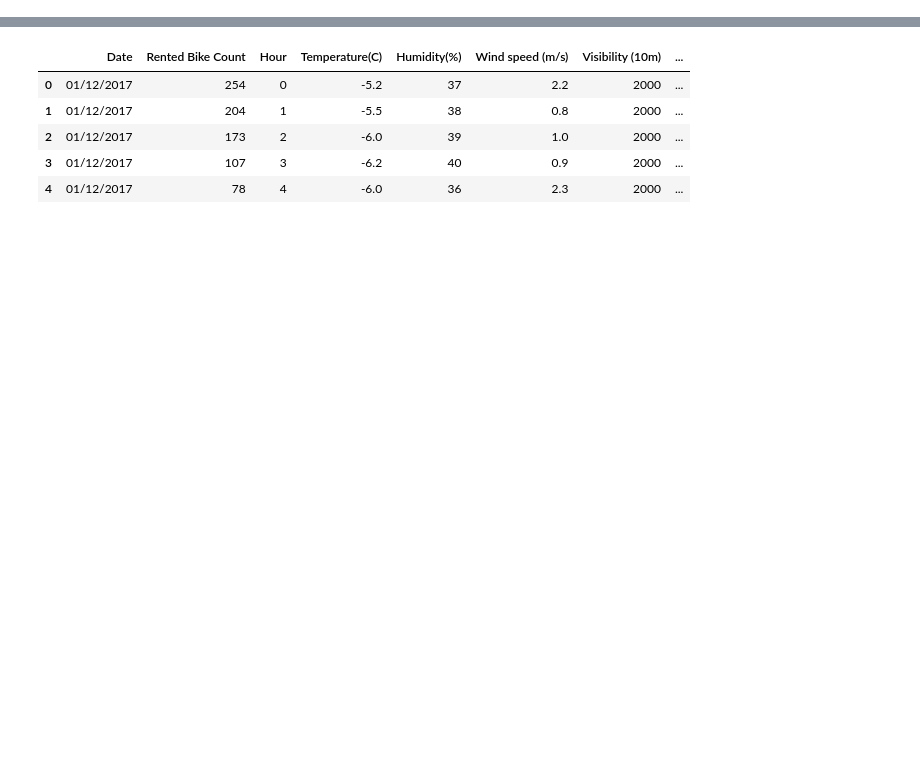
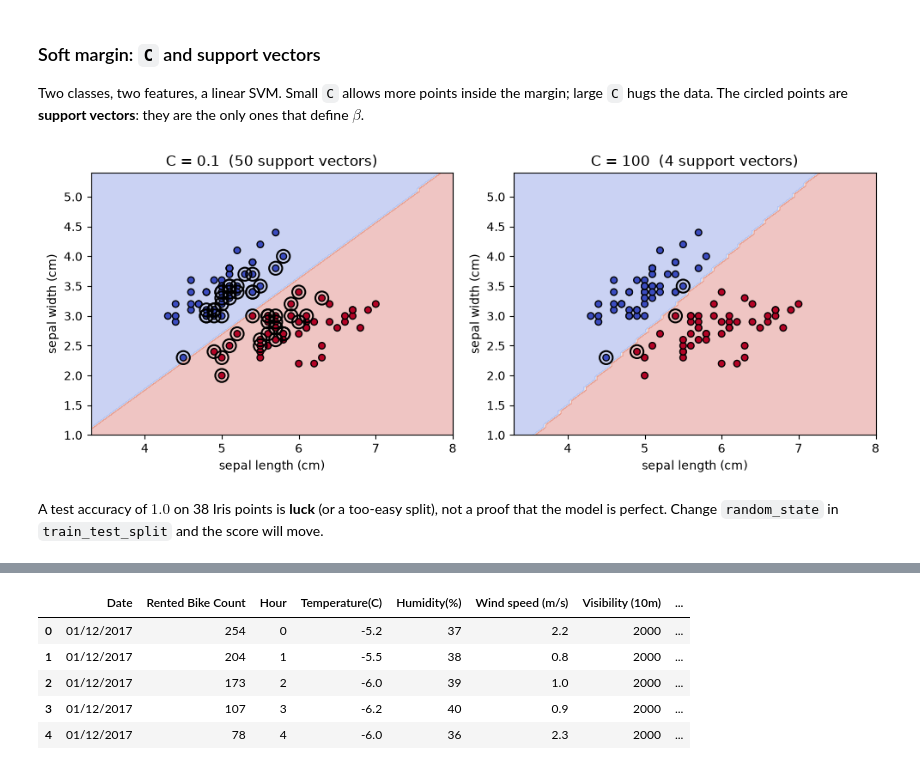
Before and after one commit to pedrojscardoso/MEEC_ISE_UALG_Machine-Learning-and-Optimization, a Jupyter notebook: 2-ML/17-SVM.ipynb, the cells around one changed output, grey strips where cells are left out. Saved outputs shown, nothing was run; the diff lists cells and outputs as text; code cells hidden in the pictures; blank space fills up the shorter version.

```diff
--- a/2-ML/17-SVM.ipynb
+++ b/2-ML/17-SVM.ipynb
@@ -75,0 +100,32 @@ Let us start by loading the dataset into a pandas dataframe.
+# %% [markdown]
+### Soft margin: `C` and support vectors
+
+Two classes, two features, a linear SVM. Small `C` allows more points inside the margin; large `C` hugs the data. The circled points are **support vectors**: they are the only ones that define $\beta$.
+# %%
+mask = iris.target < 2
+X_bin = iris.data[mask][:, :2]
+y_bin = iris.target[mask]
+
+fig, axes = plt.subplots(1, 2, figsize=(10, 4))
+for C, ax in zip([0.1, 100], axes):
+    clf = SVC(kernel="linear", C=C).fit(X_bin, y_bin)
+    DecisionBoundaryDisplay.from_estimator(
+        clf,
+        X_bin,
+        response_method="predict",
+        cmap=plt.cm.coolwarm,
+        alpha=0.3,
+        ax=ax,
+        xlabel=iris.feature_names[0],
+        ylabel=iris.feature_names[1],
+    )
+    ax.scatter(X_bin[:, 0], X_bin[:, 1], c=y_bin, cmap=plt.cm.coolwarm, s=30, edgecolors="k")
+    sv = clf.support_vectors_
+    ax.scatter(sv[:, 0], sv[:, 1], s=120, facecolors="none", edgecolors="k", linewidths=1.5)
+    ax.set_title(f"C = {C}  ({clf.n_support_.sum()} support vectors)")
+
+fig.tight_layout()
+# %% [output]
+[figure, added]
+# %% [markdown]
+A test accuracy of $1.0$ on 38 Iris points is **luck** (or a too-easy split), not a proof that the model is perfect. Change `random_state` in `train_test_split` and the score will move.
```
Also changed, not shown: parts of 50 cells of this notebook.
